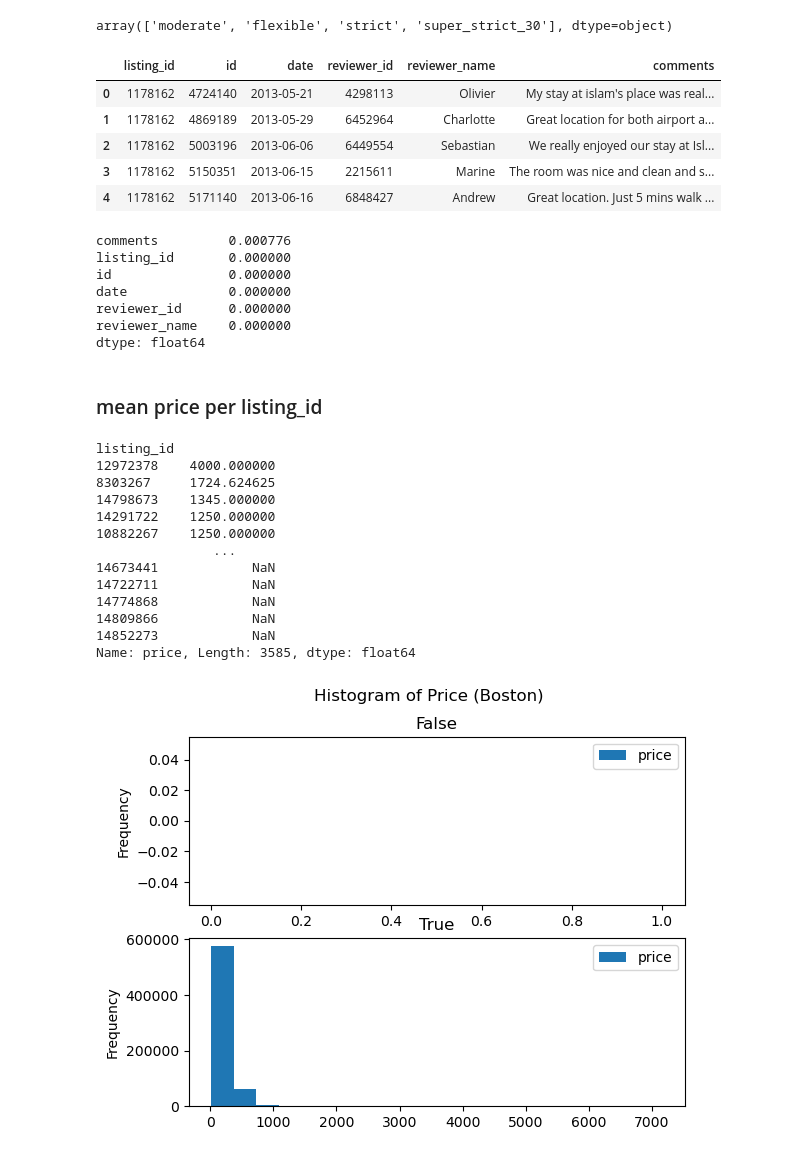
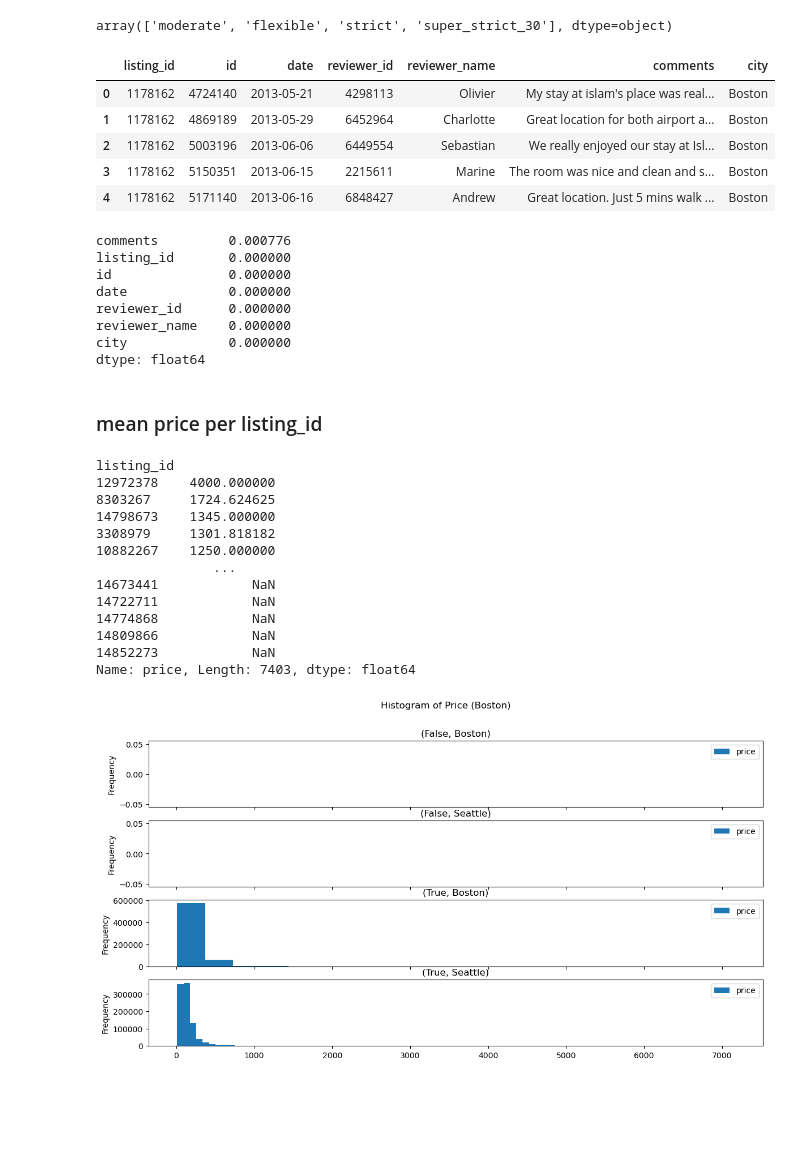
Before and after one commit to mdraws86/airbnb, a Jupyter notebook: Airbnb Analysis.ipynb, the cells around one changed output. Saved outputs shown, nothing was run; the diff lists cells and outputs as text; code cells hidden in the pictures; blank space fills up the shorter version.

```diff
--- a/Airbnb Analysis.ipynb
+++ b/Airbnb Analysis.ipynb
@@ -10,10 +13,29 @@ import matplotlib.pyplot as plt
 # %% [markdown]
 ## Load airbnb data for Boston and have a look
 # %%
+# Paths to the files
 path1 = r"./Airbnb Boston Data/calendar.csv"
 path2 = r"./Airbnb Boston Data/listings.csv"
 path3 = r"./Airbnb Boston Data/reviews.csv"
 
+path4 = r"./Airbnb Seattle Data/calendar.csv"
+path5 = r"./Airbnb Seattle Data/listings.csv"
+path6 = r"./Airbnb Seattle Data/reviews.csv"
+
+# Load each file and add city as a column where necessary
 df_calendar_boston = pd.read_csv(path1, sep = ",")
+df_calendar_boston['city'] = 'Boston'
 df_listings_boston = pd.read_csv(path2, sep = ",")
 df_reviews_boston = pd.read_csv(path3, sep = ",")
+df_reviews_boston['city'] = 'Boston'
+
+df_calendar_seattle = pd.read_csv(path4, sep = ",")
+df_calendar_seattle['city'] = 'Seattle'
+df_listings_seattle = pd.read_csv(path5, sep = ",")
+df_reviews_seattle = pd.read_csv(path3, sep = ",")
+df_reviews_seattle['city'] = 'Seattle'
+
+# Concatenate the data frames for the two cities for each dataset
+df_calendar = pd.concat([df_calendar_boston, df_calendar_seattle])
+df_listings = pd.concat([df_listings_boston, df_listings_seattle])
+df_reviews = pd.concat([df_reviews_boston, df_reviews_seattle])
@@ -29,5 +75,5 @@ dtype: object
 # %%
-# convert date to date format, available to boolian and price to float
-df_calendar_boston['date'] = pd.to_datetime(df_calendar_boston.date, errors = 'coerce')
-df_calendar_boston['available'] = df_calendar_boston['available'].apply(lambda x: 0 if x.strip() == 'f' else 1).astype('bool')
-df_calendar_boston['price'] = df_calendar_boston['price'].str.replace(r"[\$,]", "", regex = True).astype('float')
+# convert 'date' to date format, 'available' to boolian and 'price' to float
+df_calendar['date'] = pd.to_datetime(df_calendar.date, errors = 'coerce')
+df_calendar['available'] = df_calendar['available'].apply(lambda x: 0 if x.strip() == 'f' else 1).astype('bool')
+df_calendar['price'] = df_calendar['price'].str.replace(r"[\$,]", "", regex = True).astype('float')
@@ -90,16 +220,16 @@ df_listings_boston.cancellation_policy.unique()
 # %% [output]
 array(['moderate', 'flexible', 'strict', 'super_strict_30'], dtype=object)
 # %%
-df_reviews_boston.head()
+df_reviews.head()
 # %% [output]
-|  | listing_id | id | date | reviewer_id | reviewer_name | comments |
-| 0 | 1178162 | 4724140 | 2013-05-21 | 4298113 | Olivier | My stay at islam's place was real... |
-| 1 | 1178162 | 4869189 | 2013-05-29 | 6452964 | Charlotte | Great location for both airport a... |
-| 2 | 1178162 | 5003196 | 2013-06-06 | 6449554 | Sebastian | We really enjoyed our stay at Isl... |
-| 3 | 1178162 | 5150351 | 2013-06-15 | 2215611 | Marine | The room was nice and clean and s... |
-| 4 | 1178162 | 5171140 | 2013-06-16 | 6848427 | Andrew | Great location. Just 5 mins walk ... |
+|  | listing_id | id | date | reviewer_id | reviewer_name | comments | city |
+| 0 | 1178162 | 4724140 | 2013-05-21 | 4298113 | Olivier | My stay at islam's place was real... | Boston |
+| 1 | 1178162 | 4869189 | 2013-05-29 | 6452964 | Charlotte | Great location for both airport a... | Boston |
+| 2 | 1178162 | 5003196 | 2013-06-06 | 6449554 | Sebastian | We really enjoyed our stay at Isl... | Boston |
+| 3 | 1178162 | 5150351 | 2013-06-15 | 2215611 | Marine | The room was nice and clean and s... | Boston |
+| 4 | 1178162 | 5171140 | 2013-06-16 | 6848427 | Andrew | Great location. Just 5 mins walk ... | Boston |
 # %%
-df_reviews_boston.isna().mean().sort_values(ascending = False)
+df_reviews.isna().mean().sort_values(ascending = False)
 # %% [output]
 comments         0.000776
 listing_id       0.000000
@@ -107,17 +237,18 @@ id               0.000000
 date             0.000000
 reviewer_id      0.000000
 reviewer_name    0.000000
+city             0.000000
 dtype: float64
 # %% [markdown]
 ### mean price per listing_id
 # %%
-df_calendar_boston.groupby(['listing_id']).price.mean().sort_values(ascending = False)
+df_calendar.groupby(['listing_id']).price.mean().sort_values(ascending = False)
 # %% [output]
 listing_id
 12972378    4000.000000
 8303267     1724.624625
 14798673    1345.000000
-14291722    1250.000000
+3308979     1301.818182
 10882267    1250.000000
                ...
 14673441            NaN
@@ -125,9 +256,9 @@ listing_id
 14774868            NaN
 14809866            NaN
 14852273            NaN
-Name: price, Length: 3585, dtype: float64
+Name: price, Length: 7403, dtype: float64
 # %%
-df_calendar_boston.plot.hist(column = 'price', by = 'available', bins = 20, title = "Histogram of Price (Boston)");
+df_calendar.plot.hist(column = 'price', by = ['available', 'city'], sharex = True, bins = 20, figsize = (14,7), title = "Histogram of Price (Boston)");
 # %% [output]
-[figure, old version]
+[figure, new version]
 # %%
```
Also changed, not shown: parts of 23 cells of this notebook.
